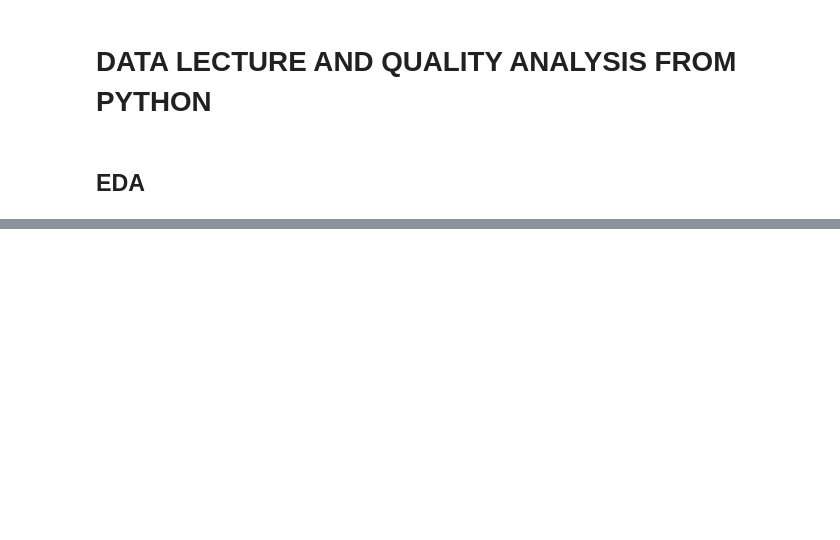
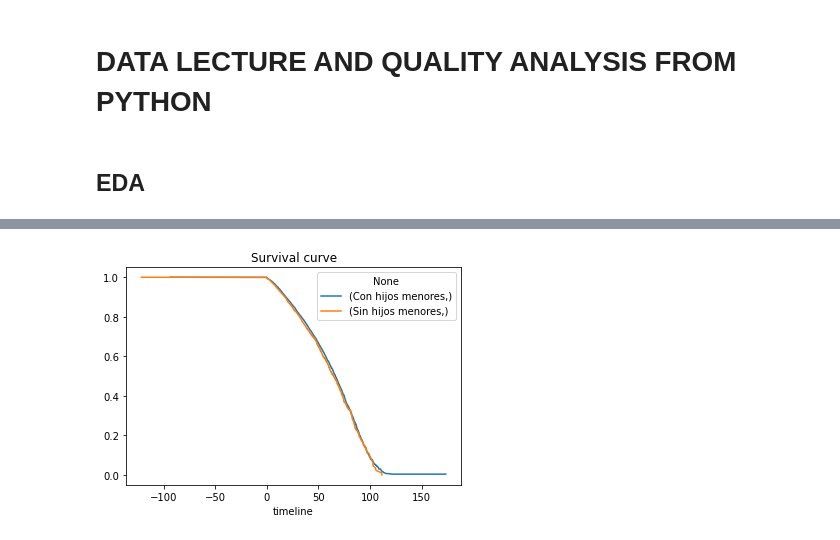
Before and after one commit to dehoyosb/MinJusticia_team77_DS4A_Project, a Jupyter notebook: Exploratory data anlysis Esneyder.ipynb, the cells around one changed output, grey strips where cells are left out. Cells and saved outputs as stored; diff of their text form; code cells hidden in the pictures; blank space fills up the shorter version.

```diff
--- a/Exploratory data anlysis Esneyder.ipynb
+++ b/Exploratory data anlysis Esneyder.ipynb
@@ -263,0 +206,18 @@ runQuery('SELECT public.tcompararreg();')
+# %%
+
+ax = plt.subplot(111)
+
+kmf.fit(data_people_receiv[data_people_receiv['hijos_menores']=='SI']['tiempo_nuevo_delito'],
+        event_observed=data_people_receiv[data_people_receiv['hijos_menores']=='SI']['event'],
+        label=['Con hijos menores'])
+kmf.survival_function_.plot(ax=ax)
+kmf.fit(data_people_receiv[data_people_receiv['hijos_menores']=='NO']['tiempo_nuevo_delito'],
+        event_observed=data_people_receiv[data_people_receiv['hijos_menores']=='NO']['event'],
+        label=['Sin hijos menores'])
+kmf.survival_function_.plot(ax=ax)
+
+plt.title('Survival curve')
+
+kmf2 = plt.gcf()
+# %% [output]
+[figure, added]
```
Also changed, not shown: parts of 23 cells of this notebook, 3 other files.
